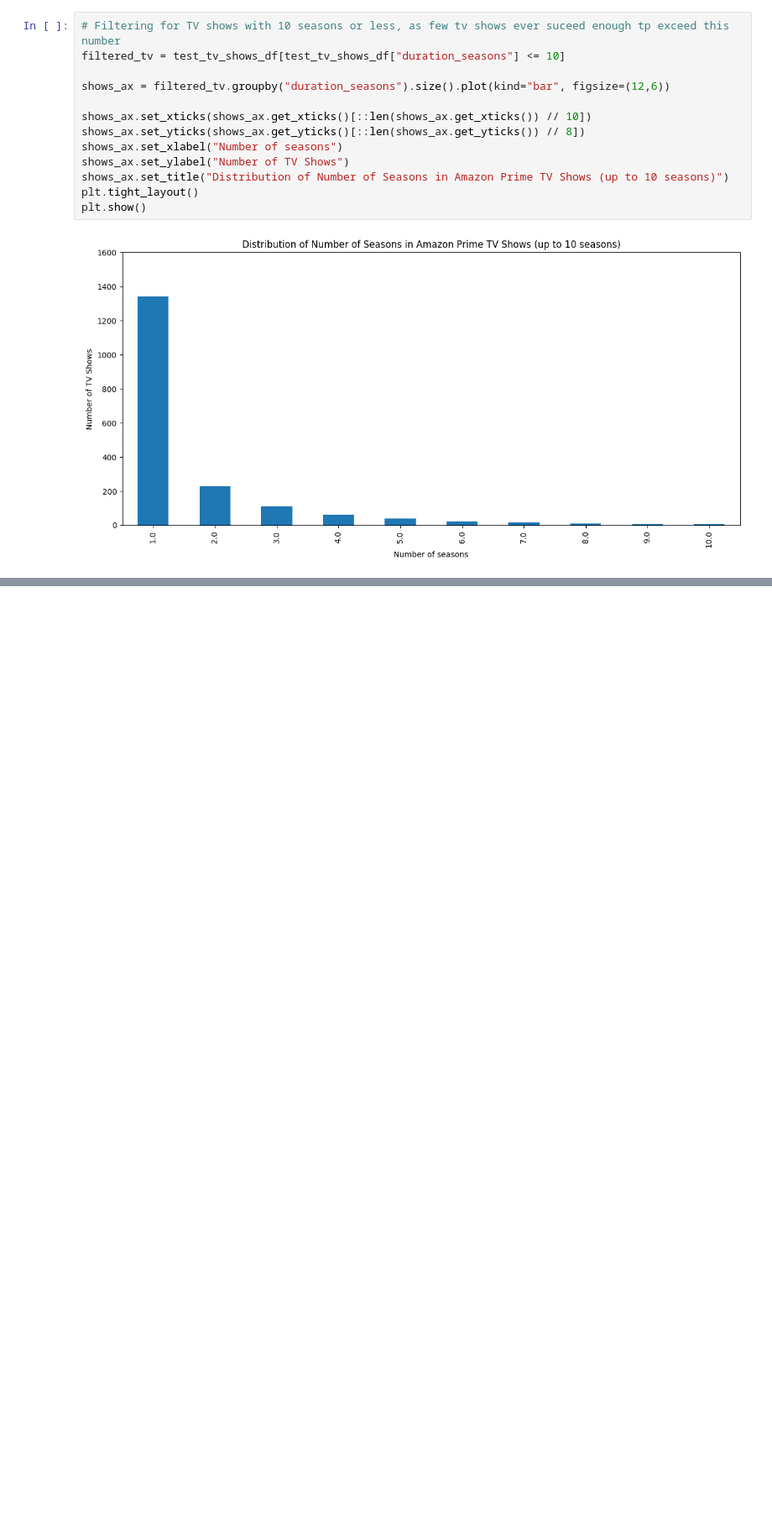
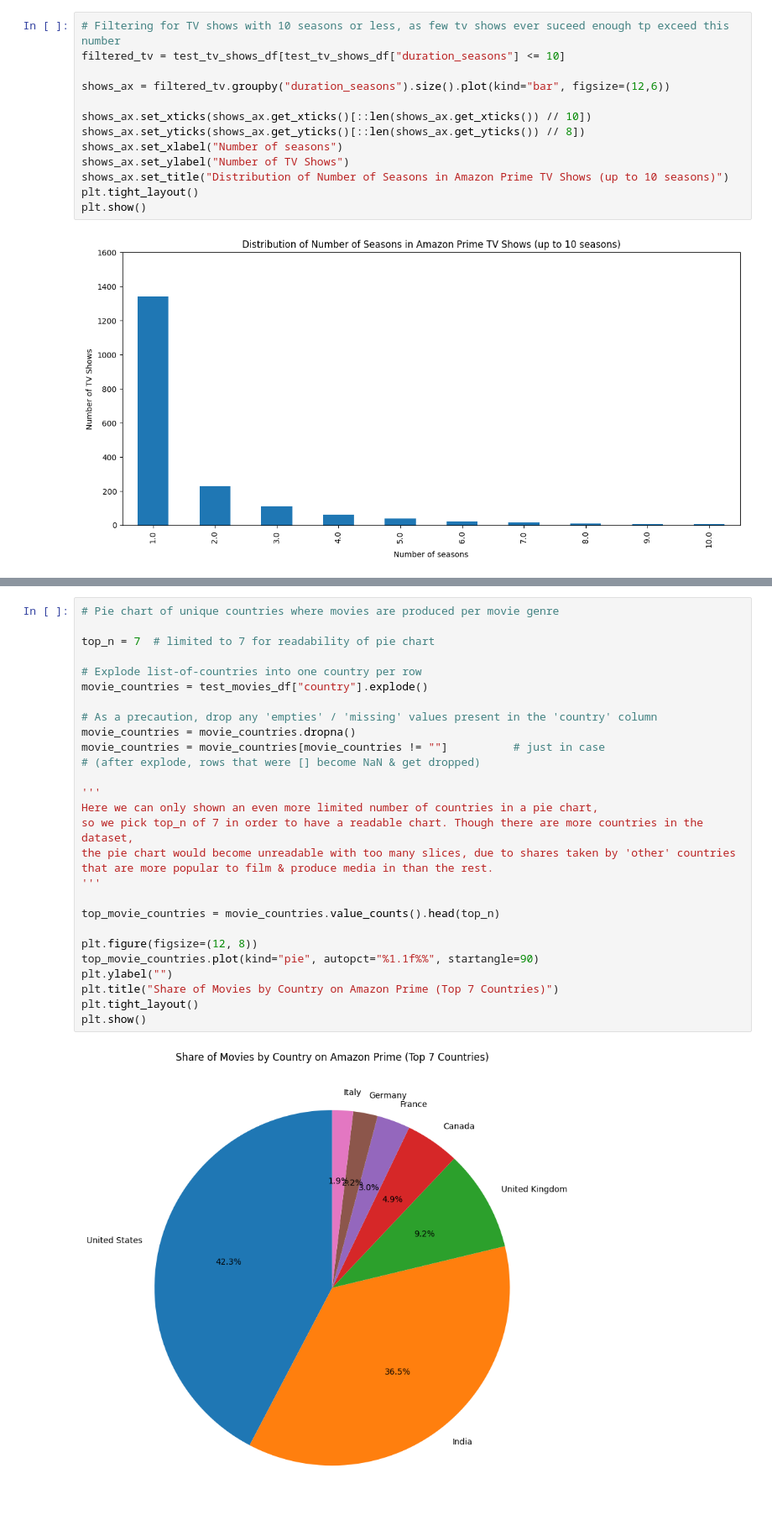
Before and after one commit to JediJoni/streaming_analysis, a Jupyter notebook: amazon_prime_analysis.ipynb, the cells around one changed output, grey strips where cells are left out. Shown: that part at 84% size. Saved outputs shown, nothing was run; the diff lists cells and outputs as text; blank space fills up the shorter version.

```diff
--- a/amazon_prime_analysis.ipynb
+++ b/amazon_prime_analysis.ipynb
@@ -442,0 +523,30 @@ Historical: 31
+# %%
+# Pie chart of unique countries where movies are produced per movie genre
+
+top_n = 7  # limited to 7 for readability of pie chart
+
+# Explode list-of-countries into one country per row
+movie_countries = test_movies_df["country"].explode()
+
+# As a precaution, drop any 'empties' / 'missing' values present in the 'country' column
+movie_countries = movie_countries.dropna()
+movie_countries = movie_countries[movie_countries != ""]          # just in case
+# (after explode, rows that were [] become NaN & get dropped)
+
+'''
+Here we can only shown an even more limited number of countries in a pie chart,
+so we pick top_n of 7 in order to have a readable chart. Though there are more countries in the dataset,
+the pie chart would become unreadable with too many slices, due to shares taken by 'other' countries
+that are more popular to film & produce media in than the rest.
+'''
+
+top_movie_countries = movie_countries.value_counts().head(top_n)
+
+plt.figure(figsize=(12, 8))
+top_movie_countries.plot(kind="pie", autopct="%1.1f%%", startangle=90)
+plt.ylabel("")
+plt.title("Share of Movies by Country on Amazon Prime (Top 7 Countries)")
+plt.tight_layout()
+plt.show()
+# %% [output]
+[figure, added]
```
Also changed, not shown: parts of 30 cells of this notebook, 2 other files.
